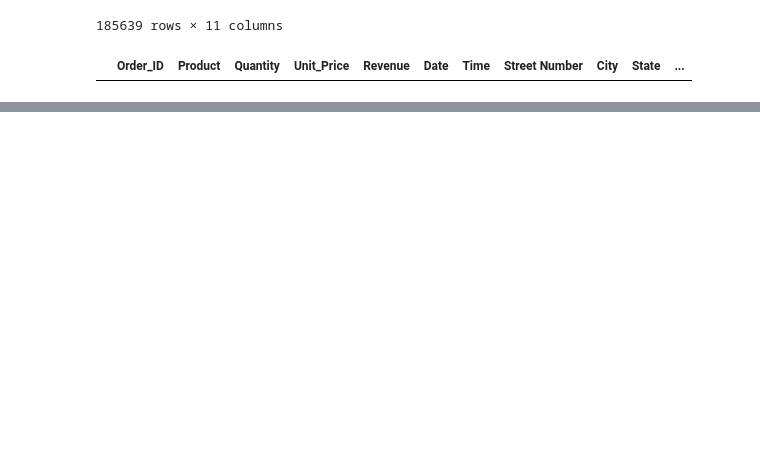
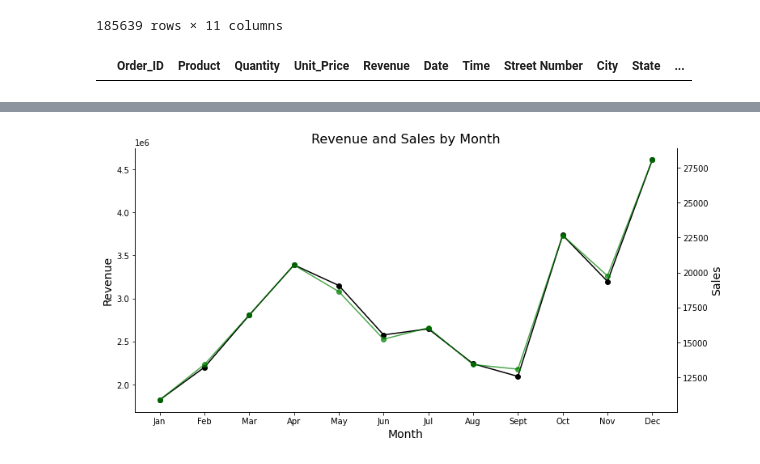
Before and after one commit to adunoluwa1/Product-Sales-Analysis, a Jupyter notebook: Sales_Data_Analysis.ipynb, the cells around one changed output, grey strips where cells are left out. Drawn from its saved outputs; the diff is of its cells as text; code cells hidden in the pictures; blank space fills up the shorter version.

```diff
--- a/Sales_Data_Analysis.ipynb
+++ b/Sales_Data_Analysis.ipynb
@@ -31,0 +92,4 @@ df[df.duplicated() == True]
+# %%
+Monthly_Sales = df.groupby(df['Month'])[['Quantity','Revenue']].sum().reset_index().sort_values('Month',ascending=True, ignore_index=True)
+month = ['Jan', 'Feb', 'Mar', 'Apr', 'May', 'Jun', 'Jul', 'Aug', 'Sept', 'Oct', 'Nov', 'Dec']
+Monthly_Sales
@@ -31,0 +110,14 @@ df[df.duplicated() == True]
+# %%
+fig, ax = plt.subplots(figsize=(12,6))
+ax.plot(month, Monthly_Sales.Revenue,'o-k')
+ax2 = ax.twinx()
+ax2.plot(month, Monthly_Sales.Quantity,'o-g', alpha=0.7)
+ax.set_title('Revenue and Sales by Month', fontsize=16)
+ax.set_xlabel('Month', fontsize=14)
+ax.set_ylabel('Revenue', fontsize=14)
+ax2.set_ylabel('Sales', fontsize=14)
+ax.set_xticks(ticks=range(12),labels=month, ha='center')
+sns.despine(left=False, right=False, bottom=False)
+plt.show()
+# %% [output]
+[figure, added]
```
Also changed, not shown: parts of 15 cells of this notebook, 3 other files.
